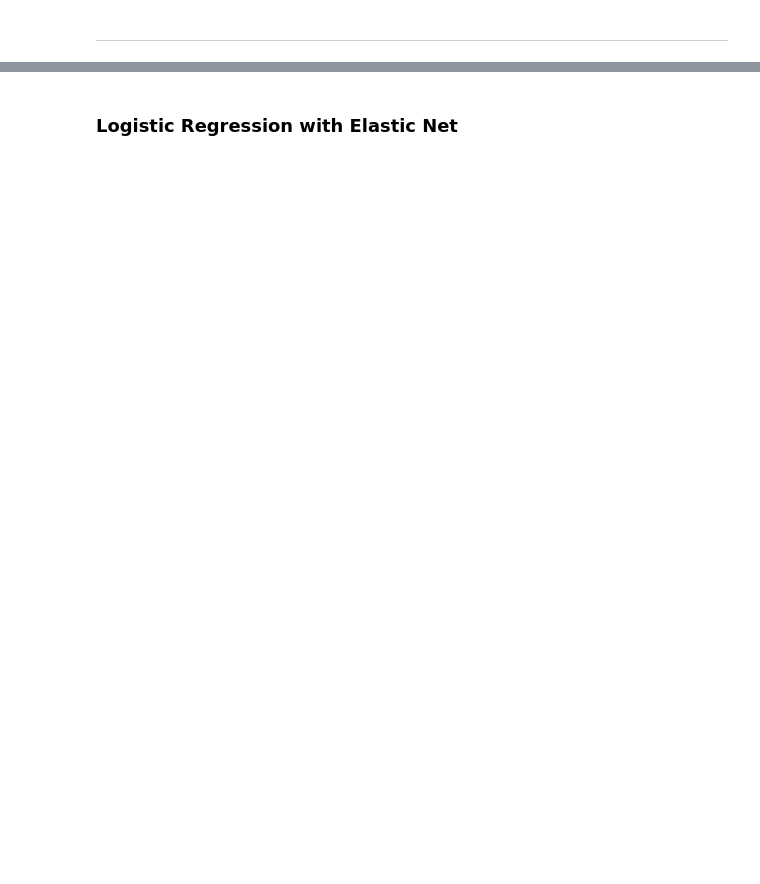
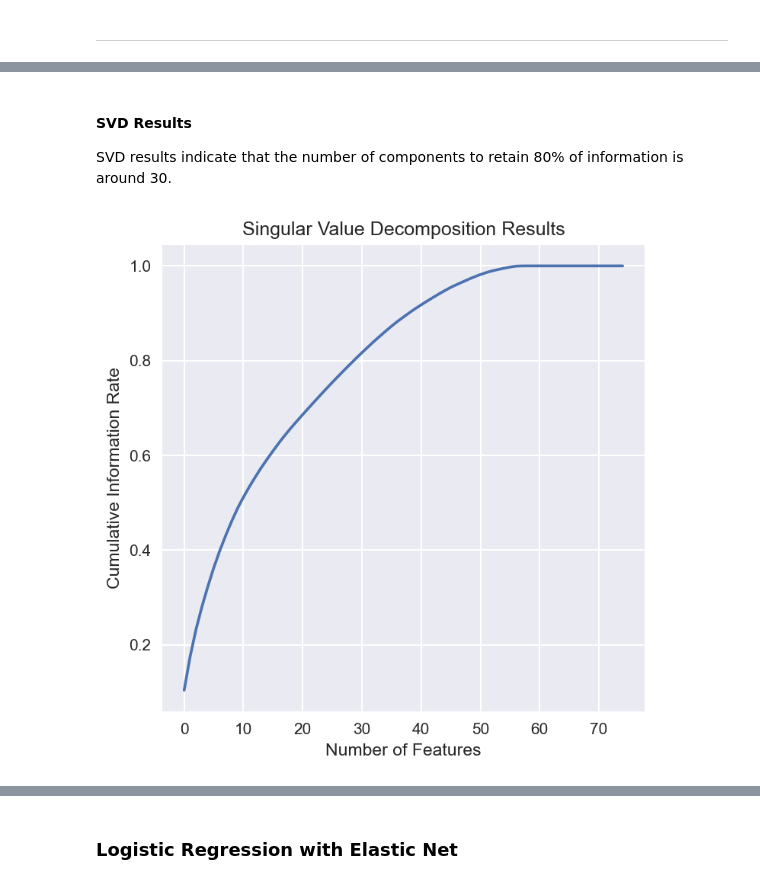
Before and after one commit to tong-jin-nyu/bank-churn-prediction, a Jupyter notebook: dev/models.ipynb, the cells around one changed output, grey strips where cells are left out. Saved outputs shown, nothing was run; the diff lists cells and outputs as text; code cells hidden in the pictures; blank space fills up the shorter version.

```diff
--- a/dev/models.ipynb
+++ b/dev/models.ipynb
@@ -89,3 +105,18 @@ scaled_X_test = pd.DataFrame(scaler.transform(X_test), columns = X_test.columns)
+# %% [markdown]
+#### SVD Results
+
+SVD results indicate that the number of components to retain 80% of information is around 30.
+# %%
+plt.style.use('seaborn')
+fig = plt.figure(num=None, figsize=(5, 5), dpi=150, tight_layout=True)
+plt.plot(np.cumsum(s**2)/np.sum(s**2))
+plt.xlabel('Number of Features')
+plt.ylabel('Cumulative Information Rate')
+plt.title('Singular Value Decomposition Results')
+plt.show()
+fig.savefig('../results/svd.png', dpi=fig.dpi)
+# %% [output]
+[figure, added]
 # %%
 svd = TruncatedSVD(n_components=30)
 svd.fit(scaled_X_train)
```
Also changed, not shown: parts of 10 cells of this notebook.
